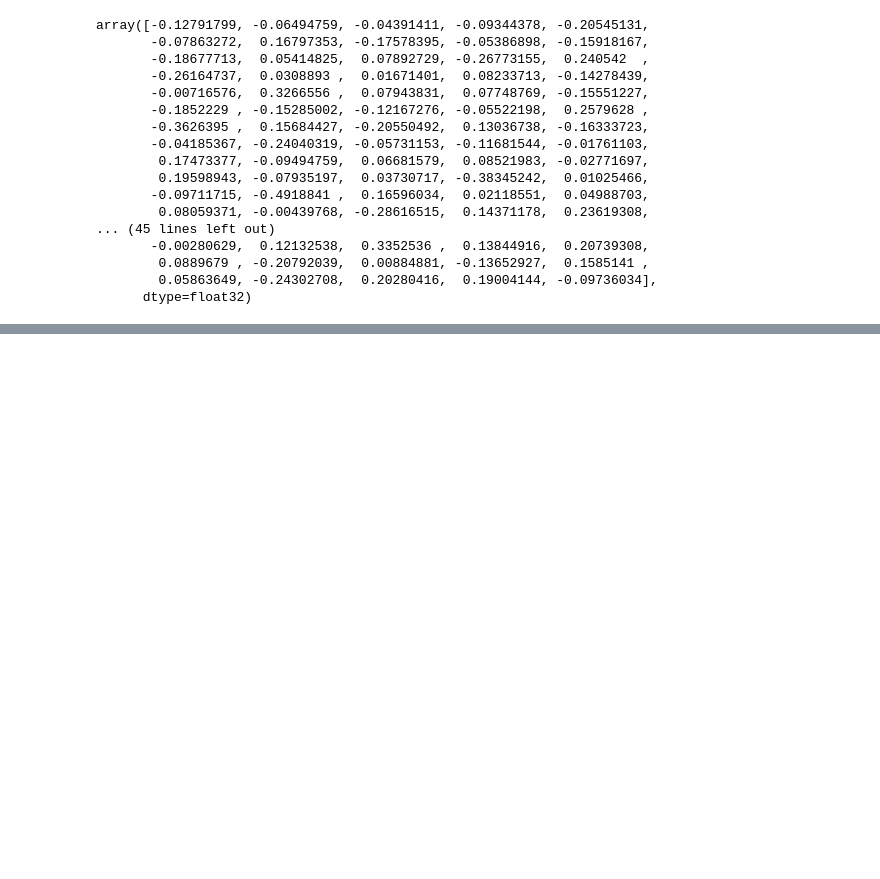
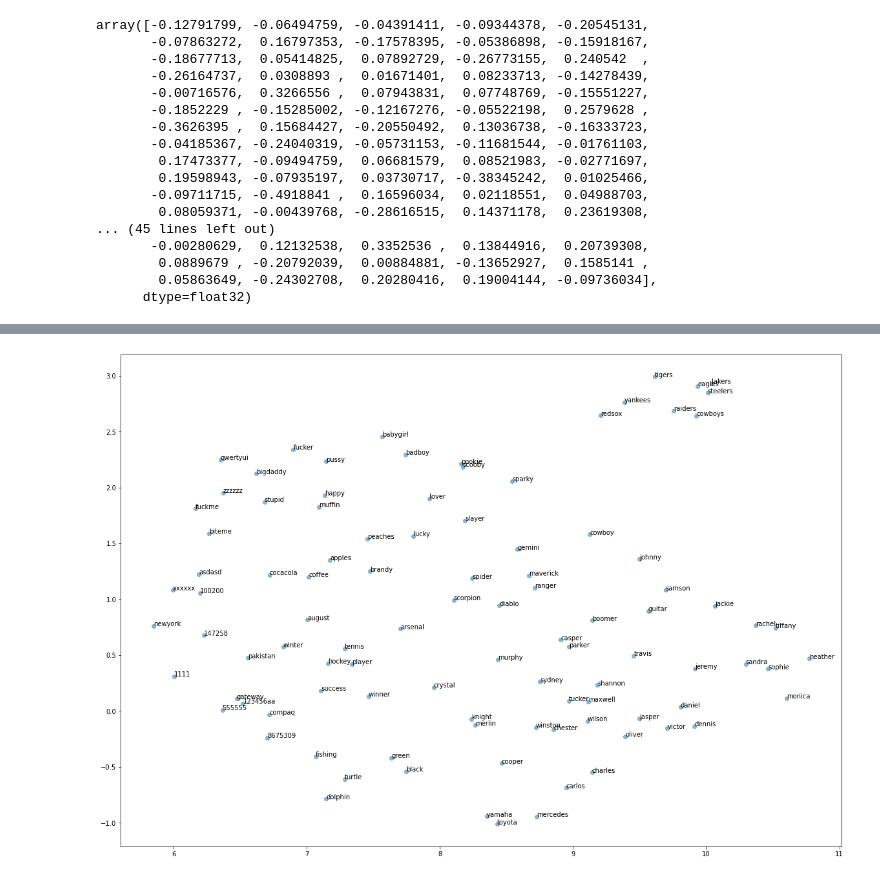
Before and after one commit to ptdk1020/PasswordStrength, a Jupyter notebook: Notebooks/VisualinsightsIntoPasswords2.ipynb, the cells around one changed output, grey strips where cells are left out. Drawn from its saved outputs; the diff is of its cells as text; code cells hidden in the pictures; blank space fills up the shorter version.

```diff
--- a/Notebooks/VisualinsightsIntoPasswords2.ipynb
+++ b/Notebooks/VisualinsightsIntoPasswords2.ipynb
@@ -65,3 +83,4 @@ Note that this is a 300-dimensional vectors.
 # %%
 # Create an empty dataframe to store the embedding vectors
-Emb = pd.DataFrame(columns=range(300))
+emb = pd.DataFrame(columns=range(300), index=df.password[:100000])
+emb
@@ -67,0 +178,5 @@ Emb = pd.DataFrame(columns=range(300))
+# %%
+plt.figure(figsize=(20,14))
+visualize(viz,2)
+# %% [output]
+[figure, added]
```
Also changed, not shown: parts of 26 cells of this notebook, 1 other file.
